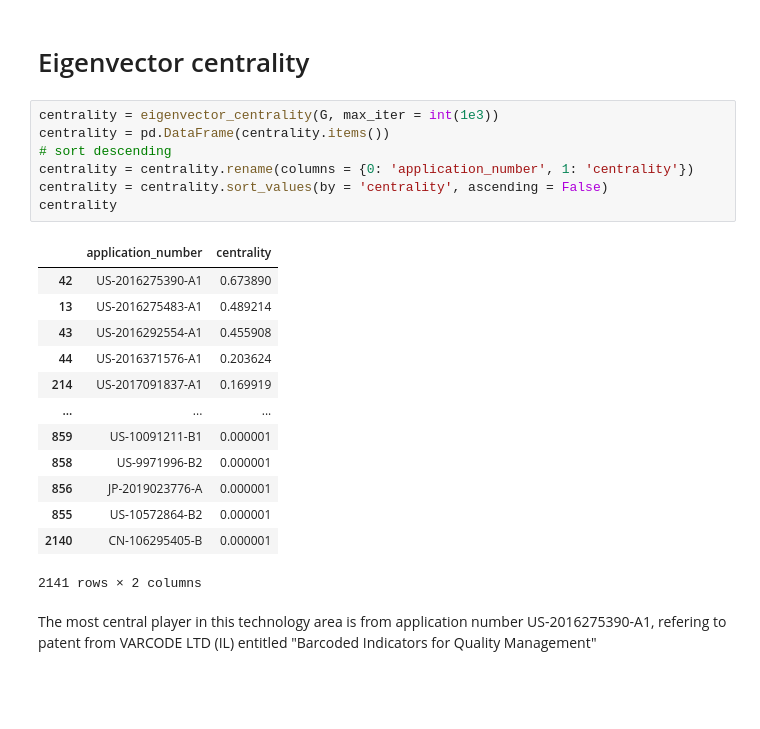
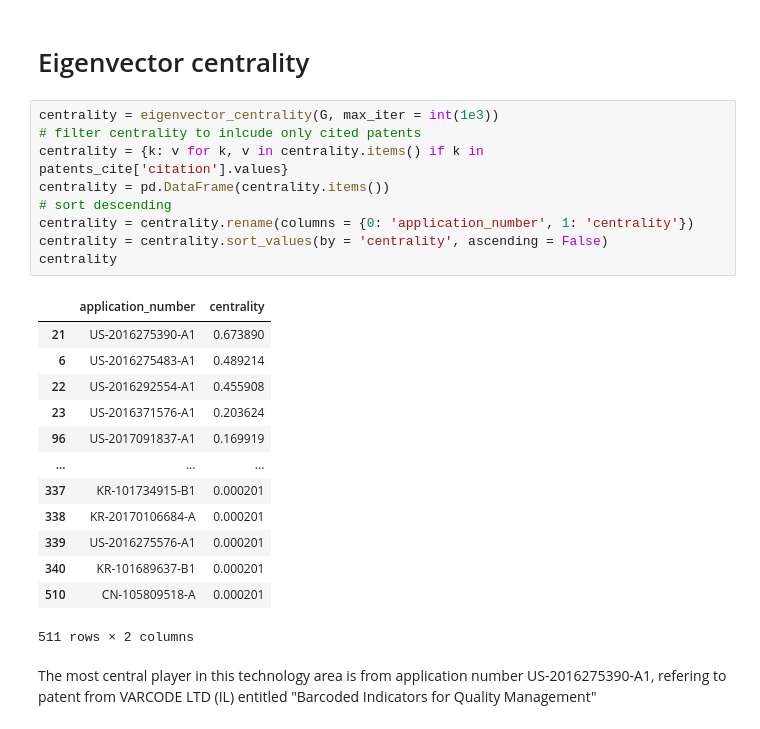
Before and after one commit to wvmrtn/data-science-in-practice, a Jupyter notebook: PS3/main_ps3.ipynb, the cells around one changed output. Cells and saved outputs as stored; diff of their text form; blank space fills up the shorter version.

```diff
--- a/PS3/main_ps3.ipynb
+++ b/PS3/main_ps3.ipynb
@@ -178,24 +179,26 @@ There are actually a lot of irrelevant actors
 # Eigenvector centrality
 # %%
 centrality = eigenvector_centrality(G, max_iter = int(1e3))
+# filter centrality to inlcude only cited patents
+centrality = {k: v for k, v in centrality.items() if k in patents_cite['citation'].values}
 centrality = pd.DataFrame(centrality.items())
 # sort descending
 centrality = centrality.rename(columns = {0: 'application_number', 1: 'centrality'})
 centrality = centrality.sort_values(by = 'centrality', ascending = False)
 centrality
 # %% [output]
 |  | application_number | centrality |
-| 42 | US-2016275390-A1 | 0.673890 |
-| 13 | US-2016275483-A1 | 0.489214 |
-| 43 | US-2016292554-A1 | 0.455908 |
-| 44 | US-2016371576-A1 | 0.203624 |
-| 214 | US-2017091837-A1 | 0.169919 |
+| 21 | US-2016275390-A1 | 0.673890 |
+| 6 | US-2016275483-A1 | 0.489214 |
+| 22 | US-2016292554-A1 | 0.455908 |
+| 23 | US-2016371576-A1 | 0.203624 |
+| 96 | US-2017091837-A1 | 0.169919 |
 | ... | ... | ... |
-| 859 | US-10091211-B1 | 0.000001 |
-| 858 | US-9971996-B2 | 0.000001 |
-| 856 | JP-2019023776-A | 0.000001 |
-| 855 | US-10572864-B2 | 0.000001 |
-| 2140 | CN-106295405-B | 0.000001 |
+| 337 | KR-101734915-B1 | 0.000201 |
+| 338 | KR-20170106684-A | 0.000201 |
+| 339 | US-2016275576-A1 | 0.000201 |
+| 340 | KR-101689637-B1 | 0.000201 |
+| 510 | CN-105809518-A | 0.000201 |
-2141 rows × 2 columns
+511 rows × 2 columns
 # %% [markdown]
 The most central player in this technology area is from application number US-2016275390-A1, refering to patent from VARCODE LTD (IL) entitled "Barcoded Indicators for Quality Management"
```
Also changed, not shown: parts of 2 cells of this notebook.
